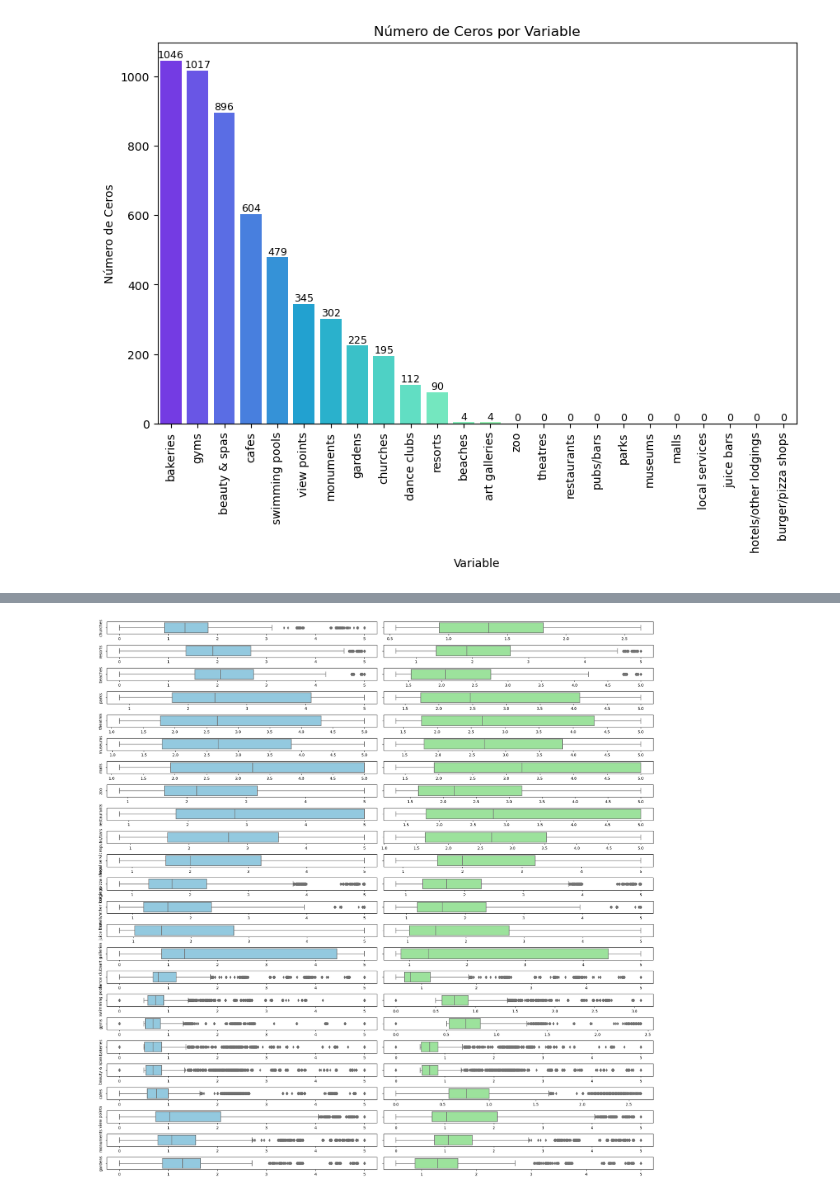
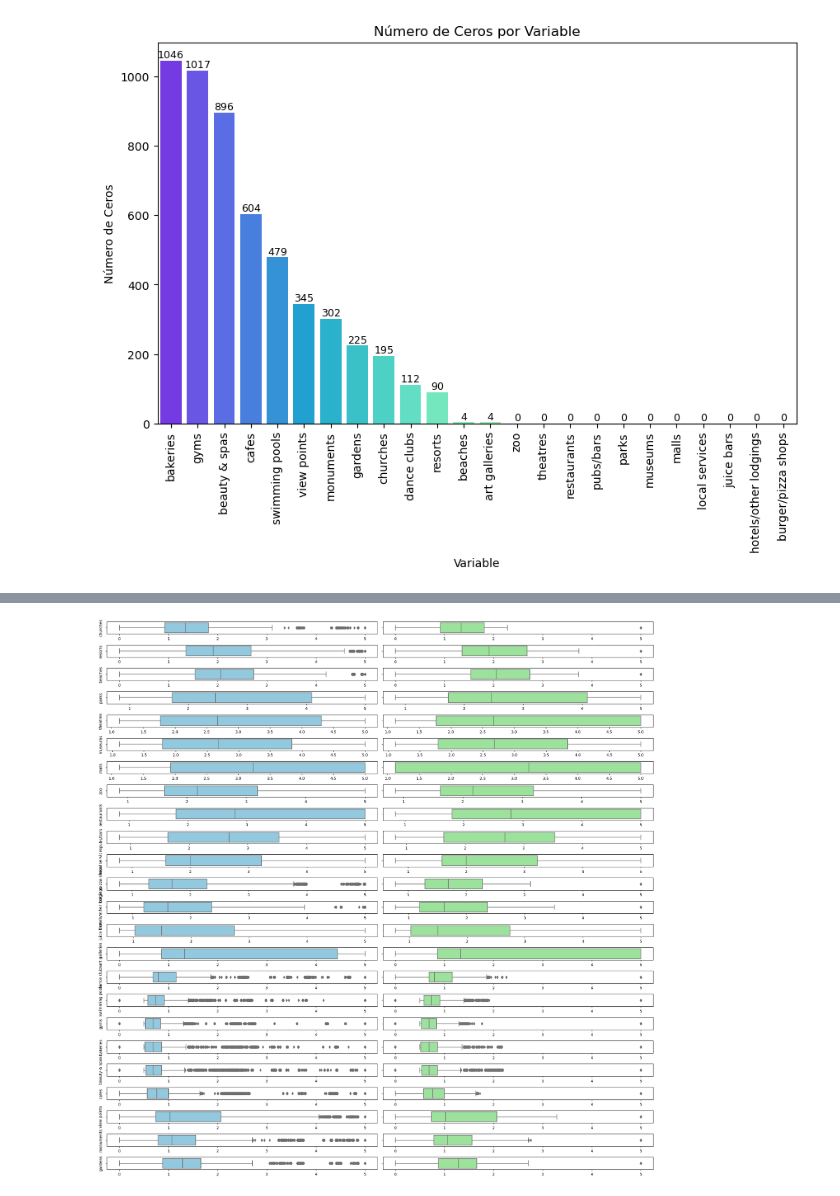
Before and after one commit to Leostark95/Analitica_2_Proyecto_2, a Jupyter notebook: Notebook.ipynb, the cells around one changed output, grey strips where cells are left out. Cells and saved outputs as stored; diff of their text form; code cells hidden in the pictures.

```diff
--- a/Notebook.ipynb
+++ b/Notebook.ipynb
@@ -296,12 +306,3 @@ for i, v in enumerate(num_zeros_por_variable_ordenados):
 plt.show()
 # %% [output]
 [figure]
-# %%
-from scipy.stats.mstats import winsorize
-
-df_winsorizado1 = df.copy()
-
-for variable in df:
-    df_winsorizado1[variable] = winsorize(df_winsorizado1[variable], limits=[0.05, 0.05])
-
-print(df_winsorizado1)
@@ -326,21 +309,41 @@ print(df_winsorizado1)
+# %%
+def imputar_outliers_por_valores_cercanos(df, rango=1):
+
+    df2 = df.copy()
+
+    for columna in df2.columns:
+
+        media = df2[columna].mean()
+        desviacion_estandar = df2[columna].std()
+
+        limite_inferior = media - rango * desviacion_estandar
+        limite_superior = media + rango * desviacion_estandar
+
+        df2[columna] = df2[columna].apply(lambda x: df2[columna].abs().min() if x < limite_inferior else (df2[columna].abs().max() if x > limite_superior else x))
+
+    return df2
+
+df2 = df.copy()
+
+df2 = imputar_outliers_por_valores_cercanos(df2, rango=1)
 # %%
 fig, axes = plt.subplots(24, 2, figsize=(20, 20))
 
 for i, variable in enumerate(df):
     sns.boxplot(data=df, x=variable, ax=axes[i, 0], color='skyblue')
-    sns.boxplot(data=df_winsorizado1, x=variable, ax=axes[i, 1], color='lightgreen')
+    sns.boxplot(data=df2, x=variable, ax=axes[i, 1], color='lightgreen')
 
     if i < len(df) - 1:
         axes[i, 0].set_xlabel('')
         axes[i, 1].set_xlabel('')
     else:
         axes[i, 0].set_xlabel('Boxplot antes de winsorizar')
         axes[i, 1].set_xlabel('Boxplot después de winsorizar')
 
     axes[i, 0].set_ylabel(variable)
     axes[i, 1].set_ylabel('')
 
 plt.tight_layout()
 plt.show()
 # %% [output]
-[figure, old version]
+[figure, new version]
```
Also changed, not shown: parts of 11 cells of this notebook.
